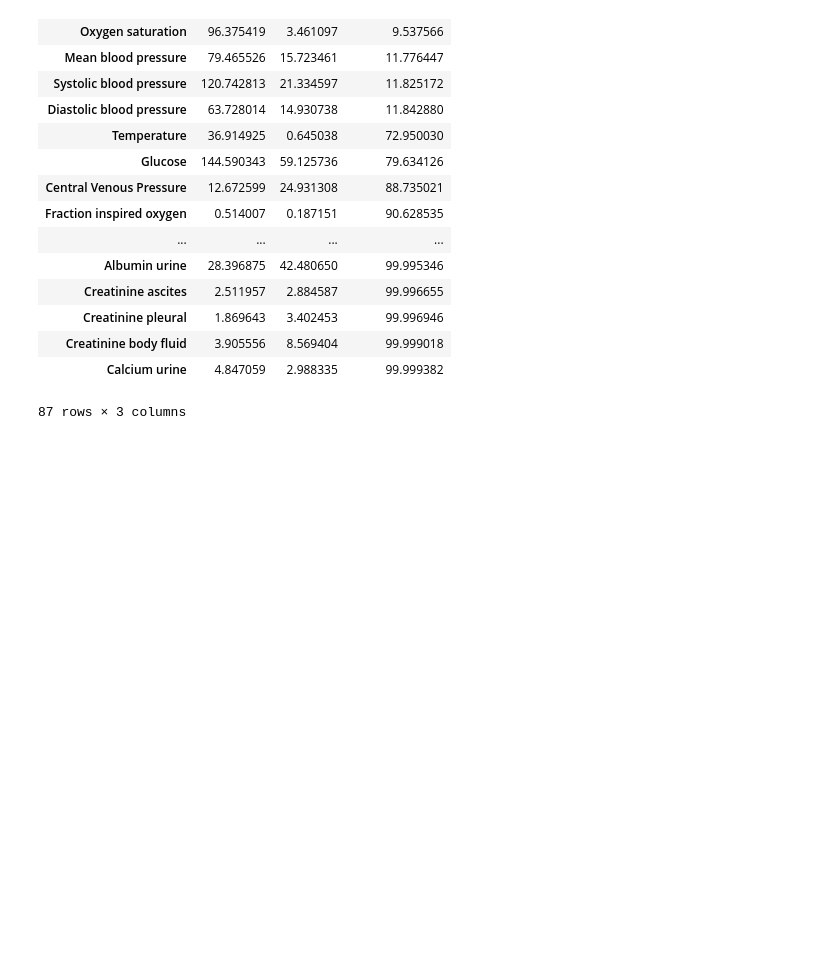
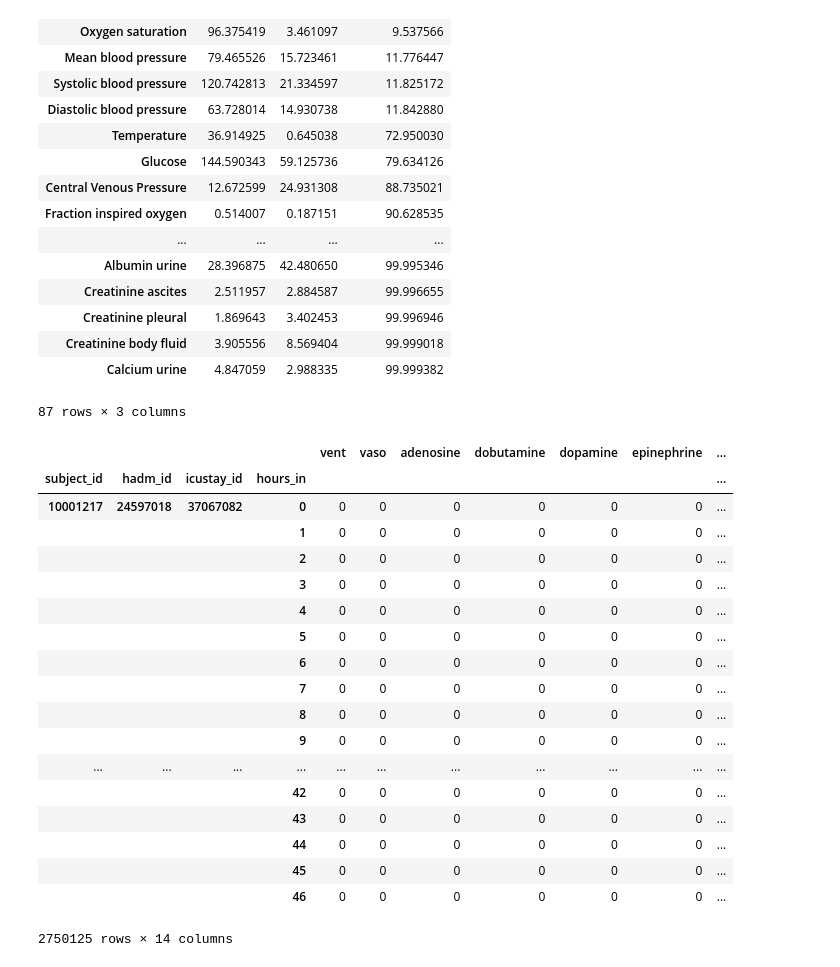
Before and after one commit to liesgame/MIMICIV_Extract, a Jupyter notebook: Data_Visualization.ipynb, the cells around one changed output. Saved outputs shown, nothing was run; the diff lists cells and outputs as text; code cells hidden in the pictures; blank space fills up the shorter version.

```diff
--- a/Data_Visualization.ipynb
+++ b/Data_Visualization.ipynb
@@ -271,3 +271,27 @@ vitals_summary
 | Creatinine body fluid | 3.905556 | 8.569404 | 99.999018 |
 | Calcium urine | 4.847059 | 2.988335 | 99.999382 |
 87 rows × 3 columns
+# %%
+Y = pd.read_hdf('D:/data/MIMICIV_EXtract/outcomes_hourly_data.h5')
+# %%
+Y
+# %% [output]
+|  |  |  |  | vent | vaso | adenosine | dobutamine | dopamine | epinephrine | ... |
+| subject_id | hadm_id | icustay_id | hours_in |  |  |  |  |  |  | ... |
+| 10001217 | 24597018 | 37067082 | 0 | 0 | 0 | 0 | 0 | 0 | 0 | ... |
+|  |  |  | 1 | 0 | 0 | 0 | 0 | 0 | 0 | ... |
+|  |  |  | 2 | 0 | 0 | 0 | 0 | 0 | 0 | ... |
+|  |  |  | 3 | 0 | 0 | 0 | 0 | 0 | 0 | ... |
+|  |  |  | 4 | 0 | 0 | 0 | 0 | 0 | 0 | ... |
+|  |  |  | 5 | 0 | 0 | 0 | 0 | 0 | 0 | ... |
+|  |  |  | 6 | 0 | 0 | 0 | 0 | 0 | 0 | ... |
+|  |  |  | 7 | 0 | 0 | 0 | 0 | 0 | 0 | ... |
+|  |  |  | 8 | 0 | 0 | 0 | 0 | 0 | 0 | ... |
+|  |  |  | 9 | 0 | 0 | 0 | 0 | 0 | 0 | ... |
+| ... | ... | ... | ... | ... | ... | ... | ... | ... | ... | ... |
+|  |  |  | 42 | 0 | 0 | 0 | 0 | 0 | 0 | ... |
+|  |  |  | 43 | 0 | 0 | 0 | 0 | 0 | 0 | ... |
+|  |  |  | 44 | 0 | 0 | 0 | 0 | 0 | 0 | ... |
+|  |  |  | 45 | 0 | 0 | 0 | 0 | 0 | 0 | ... |
+|  |  |  | 46 | 0 | 0 | 0 | 0 | 0 | 0 | ... |
+2750125 rows × 14 columns
```
Also changed, not shown: parts of 2 cells of this notebook, 15 other files.
